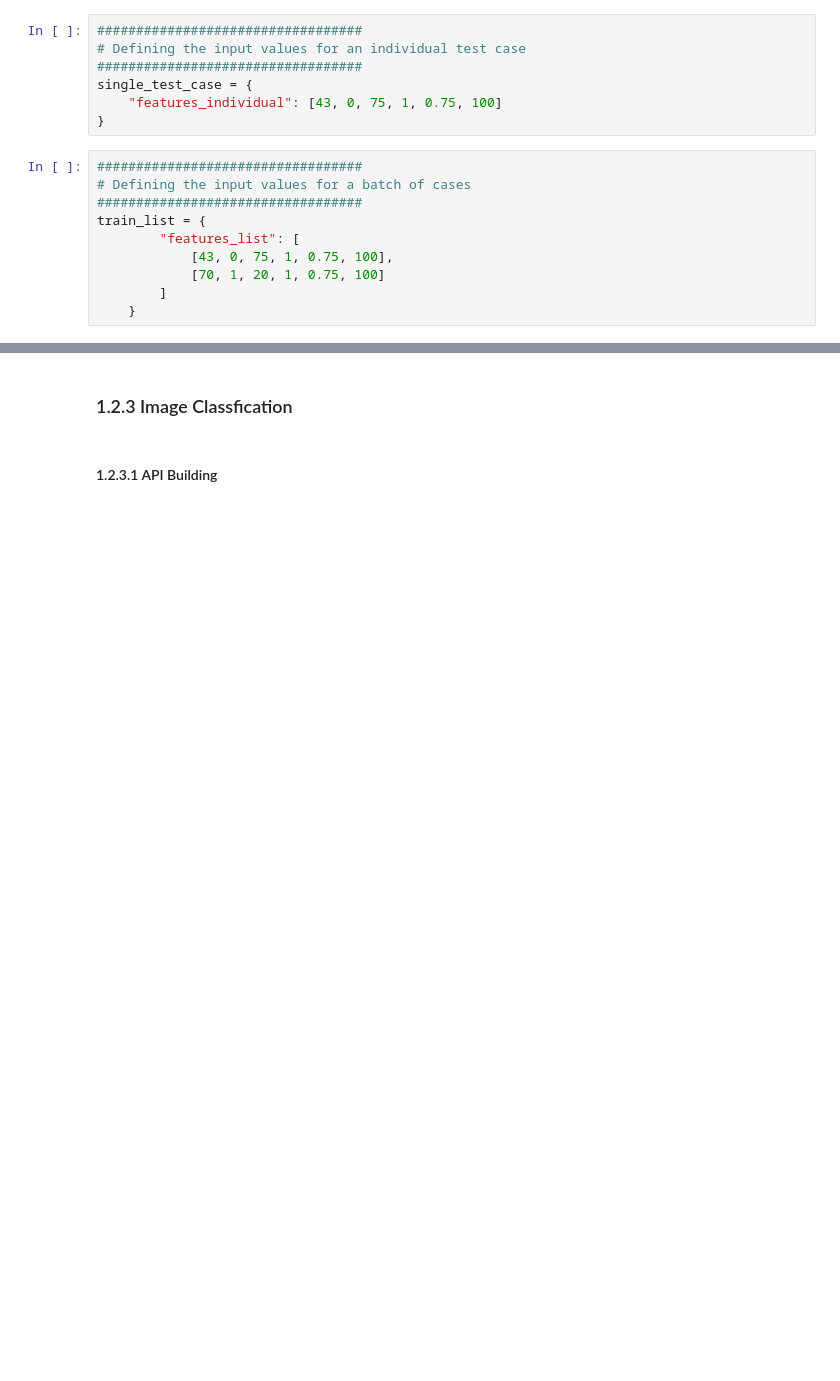
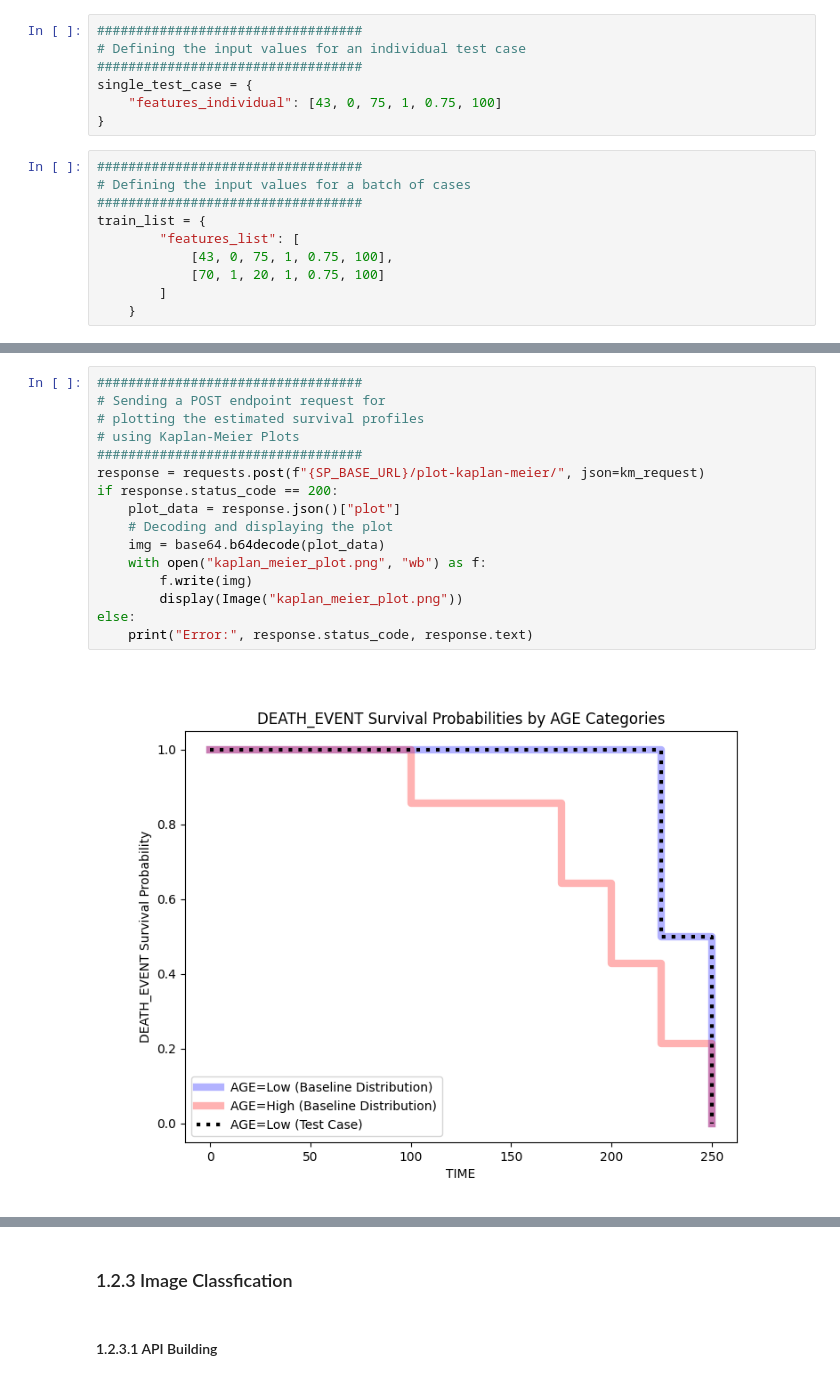
Before and after one commit to JohnPaulinePineda/Portfolio_Project_58, a Jupyter notebook: codes/ExploringModularApplicationProgrammingInterfaceFrameworksForServingModelPredictions.ipynb, the cells around one changed output, grey strips where cells are left out. Drawn from its saved outputs; the diff is of its cells as text; blank space fills up the shorter version.

Commit message:
Formulated the Python Notebook
Updated the FastAPI Use Cases for Categorical Classification and Survival Prediction

```diff
--- a/codes/ExploringModularApplicationProgrammingInterfaceFrameworksForServingModelPredictions.ipynb
+++ b/codes/ExploringModularApplicationProgrammingInterfaceFrameworksForServingModelPredictions.ipynb
@@ -238,3 +347,21 @@ Response: {'survival_profiles': [[0.9973812917524568, 0.9920416812438736, 0.9893
+# %%
+##################################
+# Sending a POST endpoint request for
+# plotting the estimated survival profiles
+# using Kaplan-Meier Plots
+##################################
+response = requests.post(f"{SP_BASE_URL}/plot-kaplan-meier/", json=km_request)
+if response.status_code == 200:
+    plot_data = response.json()["plot"]
+    # Decoding and displaying the plot
+    img = base64.b64decode(plot_data)
+    with open("kaplan_meier_plot.png", "wb") as f:
+        f.write(img)
+        display(Image("kaplan_meier_plot.png"))
+else:
+    print("Error:", response.status_code, response.text)
+# %% [output]
+[figure, added]
 # %%
 ##################################
 # Sending a POST endpoint request
```
Also changed, not shown: parts of 14 cells of this notebook, 10 other files.
